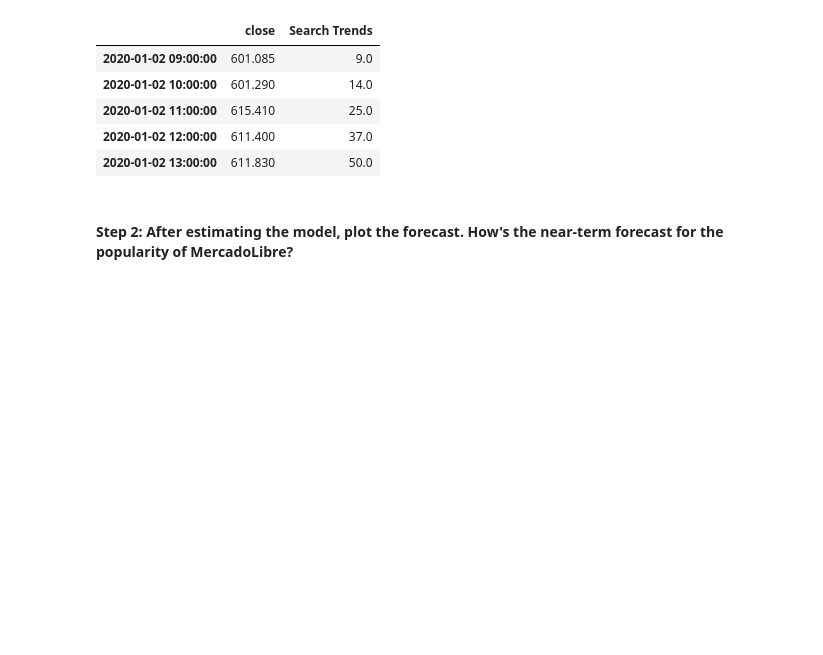
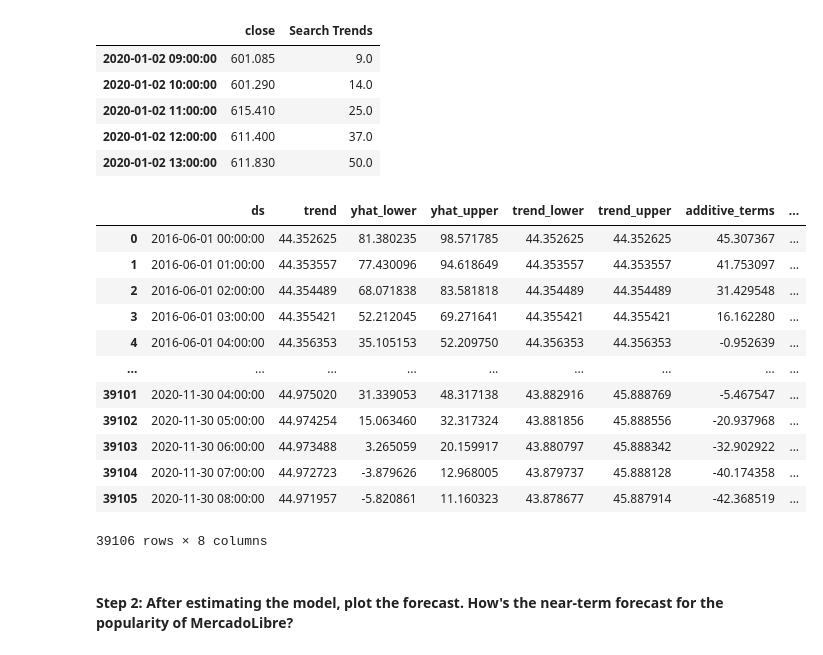
Before and after one commit to McKala1/prophet-challenge, a Jupyter notebook: forecasting_net_prophet.ipynb, the cells around one changed output. Saved outputs shown, nothing was run; the diff lists cells and outputs as text; code cells hidden in the pictures; blank space fills up the shorter version.

```diff
--- a/forecasting_net_prophet.ipynb
+++ b/forecasting_net_prophet.ipynb
@@ -582,5 +582,21 @@ display(first_half_2020.head())
 | 2020-01-02 11:00:00 | 615.410 | 25.0 |
 | 2020-01-02 12:00:00 | 611.400 | 37.0 |
 | 2020-01-02 13:00:00 | 611.830 | 50.0 |
+# %%
+display(forecast_mercado_trends[['ds', 'trend', 'yhat_lower', 'yhat_upper', 'trend_lower', 'trend_upper', 'additive_terms', 'additive_terms_lower']])
+# %% [output]
+|  | ds | trend | yhat_lower | yhat_upper | trend_lower | trend_upper | additive_terms | ... |
+| 0 | 2016-06-01 00:00:00 | 44.352625 | 81.380235 | 98.571785 | 44.352625 | 44.352625 | 45.307367 | ... |
+| 1 | 2016-06-01 01:00:00 | 44.353557 | 77.430096 | 94.618649 | 44.353557 | 44.353557 | 41.753097 | ... |
+| 2 | 2016-06-01 02:00:00 | 44.354489 | 68.071838 | 83.581818 | 44.354489 | 44.354489 | 31.429548 | ... |
+| 3 | 2016-06-01 03:00:00 | 44.355421 | 52.212045 | 69.271641 | 44.355421 | 44.355421 | 16.162280 | ... |
+| 4 | 2016-06-01 04:00:00 | 44.356353 | 35.105153 | 52.209750 | 44.356353 | 44.356353 | -0.952639 | ... |
+| ... | ... | ... | ... | ... | ... | ... | ... | ... |
+| 39101 | 2020-11-30 04:00:00 | 44.975020 | 31.339053 | 48.317138 | 43.882916 | 45.888769 | -5.467547 | ... |
+| 39102 | 2020-11-30 05:00:00 | 44.974254 | 15.063460 | 32.317324 | 43.881856 | 45.888556 | -20.937968 | ... |
+| 39103 | 2020-11-30 06:00:00 | 44.973488 | 3.265059 | 20.159917 | 43.880797 | 45.888342 | -32.902922 | ... |
+| 39104 | 2020-11-30 07:00:00 | 44.972723 | -3.879626 | 12.968005 | 43.879737 | 45.888128 | -40.174358 | ... |
+| 39105 | 2020-11-30 08:00:00 | 44.971957 | -5.820861 | 11.160323 | 43.878677 | 45.887914 | -42.368519 | ... |
+39106 rows × 8 columns
 # %% [markdown]
 #### Step 2: After estimating the model, plot the forecast. How's the near-term forecast for the popularity of MercadoLibre?
```
Also changed, not shown: parts of 12 cells of this notebook.
